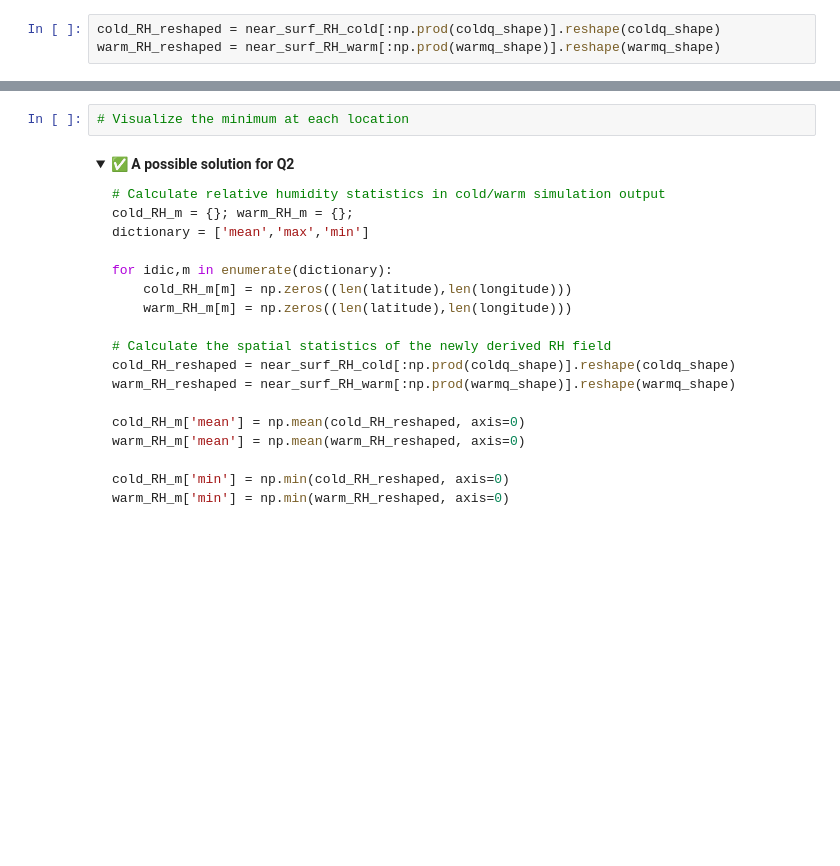
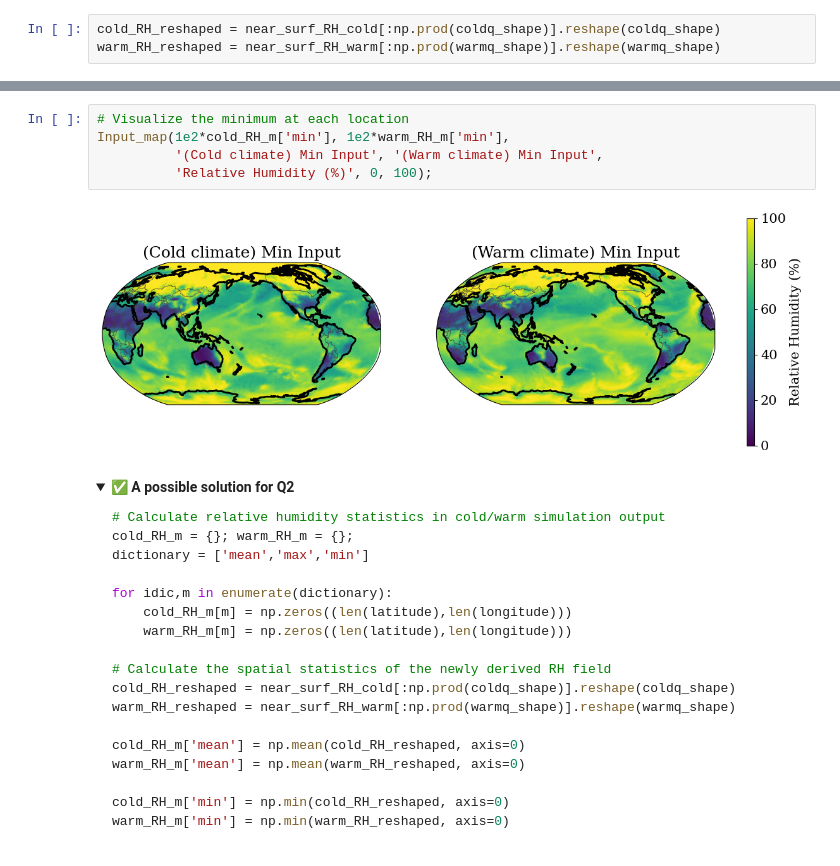
Before and after one commit to nbulotti/2026_ML_EES, a Jupyter notebook: live/part-III/5.3-physically-informed-climate-modeling-exercises.ipynb, the cells around one changed output, grey strips where cells are left out. Cells and saved outputs as stored; diff of their text form; folded sections open; blank space fills up the shorter version.

```diff
--- a/live/part-III/5.3-physically-informed-climate-modeling-exercises.ipynb
+++ b/live/part-III/5.3-physically-informed-climate-modeling-exercises.ipynb
@@ -430,5 +476,10 @@ Input_map(___,___,___,___,___,___,___);
 # %%
 # Visualize the minimum at each location
+Input_map(1e2*cold_RH_m['min'], 1e2*warm_RH_m['min'],
+          '(Cold climate) Min Input', '(Warm climate) Min Input',
+          'Relative Humidity (%)', 0, 100);
+# %% [output]
+[figure, added]
 # %% [markdown]
 <details>
 <summary><b>✅ A possible solution for Q2</b></summary>
```
Also changed, not shown: parts of 23 cells of this notebook.
